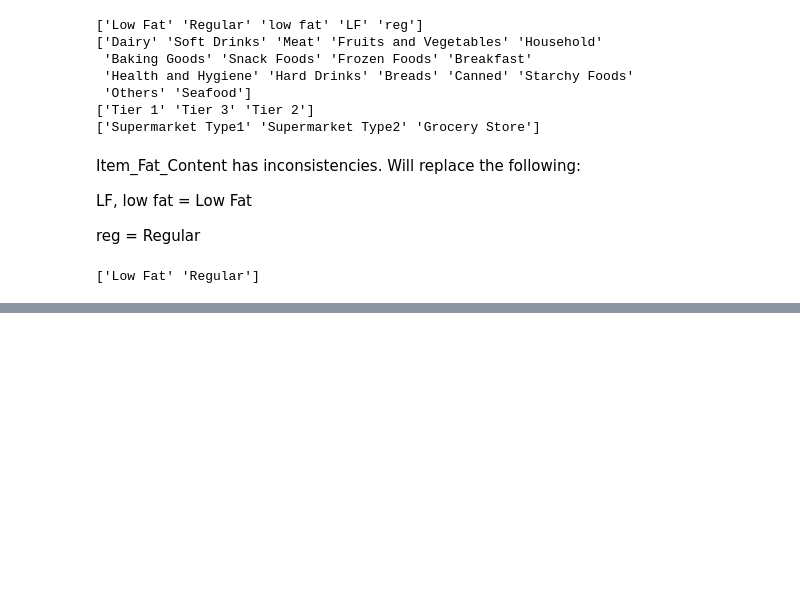
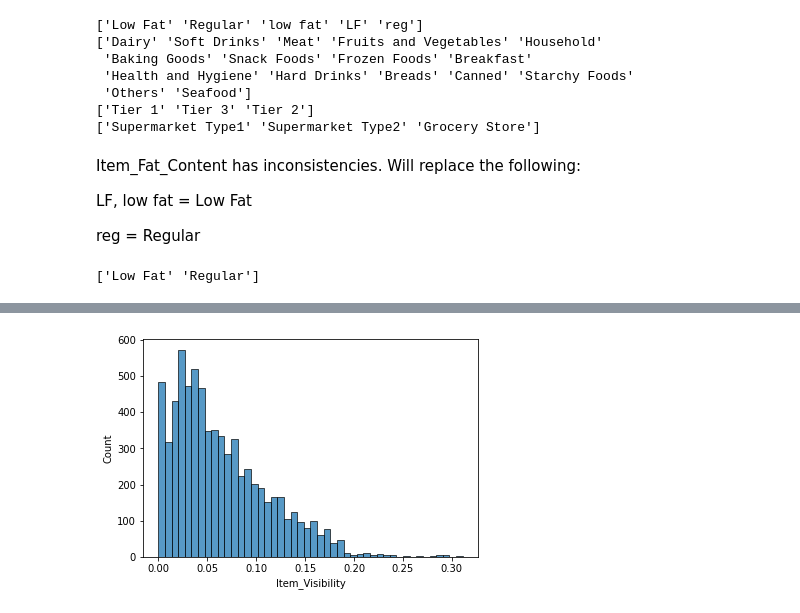
Before and after one commit to alexander-billings/food-sales-predictions, a Jupyter notebook: food_sales_predictions.ipynb, the cells around one changed output, grey strips where cells are left out. Drawn from its saved outputs; the diff is of its cells as text; code cells hidden in the pictures; blank space fills up the shorter version.

```diff
--- a/food_sales_predictions.ipynb
+++ b/food_sales_predictions.ipynb
@@ -200,0 +233,4 @@ Mean: 2118.626808130321
+# %%
+sns.histplot(data=food_sales_df['Item_Visibility']);
+# %% [output]
+[figure, added]
```
Also changed, not shown: parts of 11 cells of this notebook.
